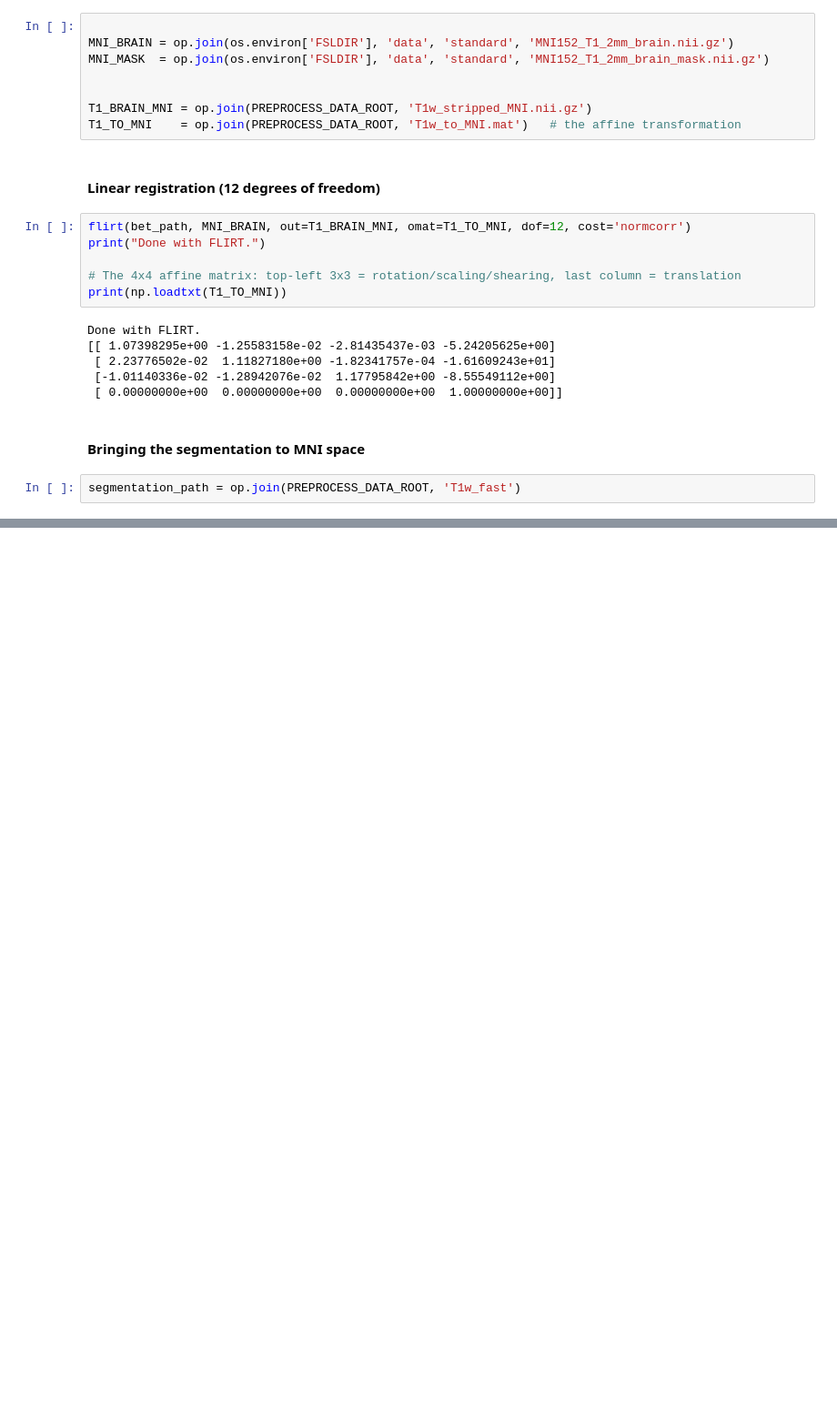
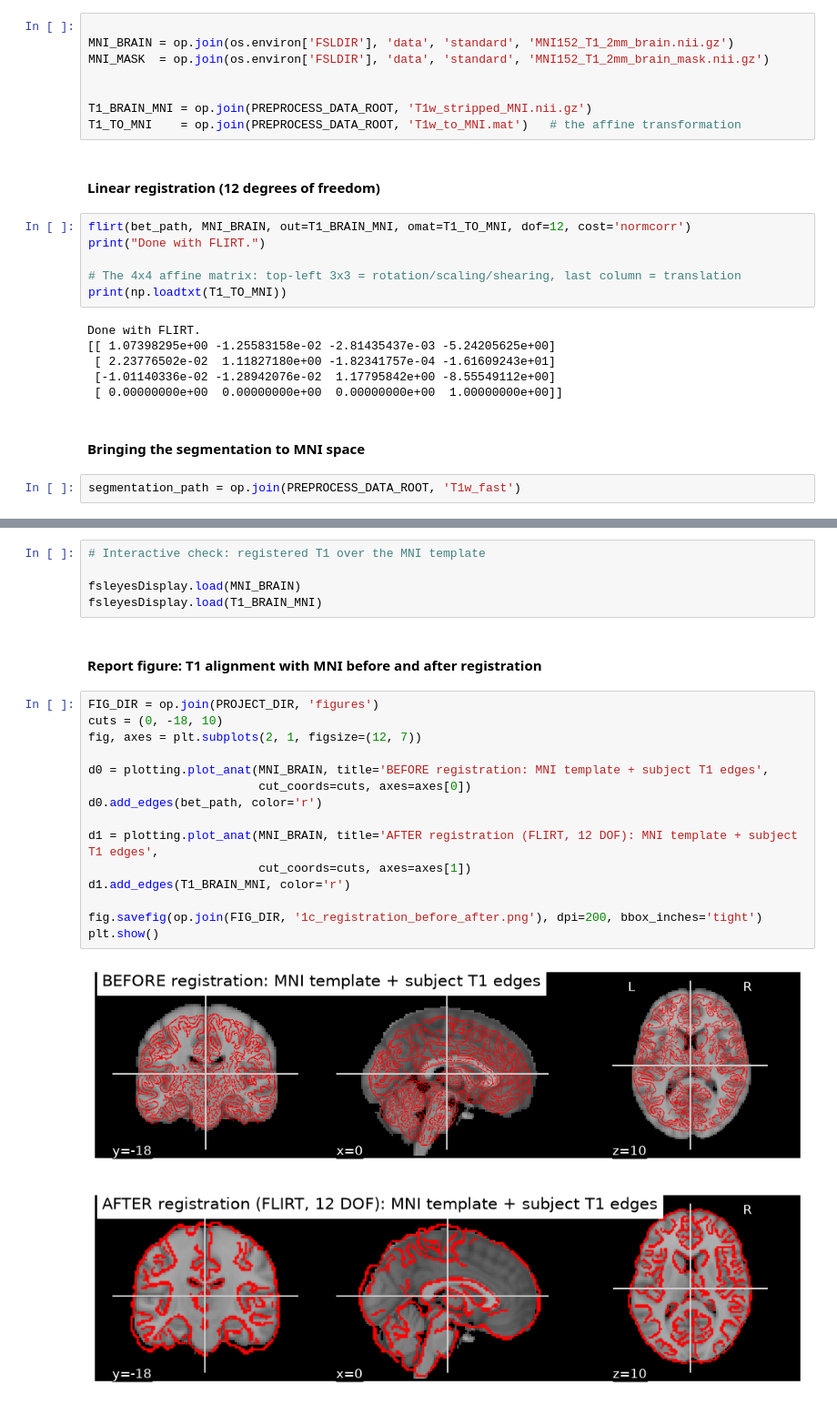
Before and after one commit to hzwygart/NSSP, a Jupyter notebook: 01_structural_preprocessing_mariem.ipynb, the cells around one changed output, grey strips where cells are left out. Shown at 91% size. Drawn from its saved outputs; the diff is of its cells as text; blank space fills up the shorter version.

Commit message:
MNI registration

```diff
--- a/01_structural_preprocessing_mariem.ipynb
+++ b/01_structural_preprocessing_mariem.ipynb
@@ -220,0 +220,24 @@ PathError: Could not find a supported file with prefix "/data/NSSP/derivatives/p
+# %%
+# Interactive check: registered T1 over the MNI template
+
+fsleyesDisplay.load(MNI_BRAIN)
+fsleyesDisplay.load(T1_BRAIN_MNI)
+# %% [markdown]
+#### Report figure: T1 alignment with MNI before and after registration
+# %%
+FIG_DIR = op.join(PROJECT_DIR, 'figures')
+cuts = (0, -18, 10)
+fig, axes = plt.subplots(2, 1, figsize=(12, 7))
+
+d0 = plotting.plot_anat(MNI_BRAIN, title='BEFORE registration: MNI template + subject T1 edges',
+                        cut_coords=cuts, axes=axes[0])
+d0.add_edges(bet_path, color='r')
+
+d1 = plotting.plot_anat(MNI_BRAIN, title='AFTER registration (FLIRT, 12 DOF): MNI template + subject T1 edges',
+                        cut_coords=cuts, axes=axes[1])
+d1.add_edges(T1_BRAIN_MNI, color='r')
+
+fig.savefig(op.join(FIG_DIR, '1c_registration_before_after.png'), dpi=200, bbox_inches='tight')
+plt.show()
+# %% [output]
+[figure, added]
```
Also changed, not shown: parts of 6 cells of this notebook, 1 other file.
